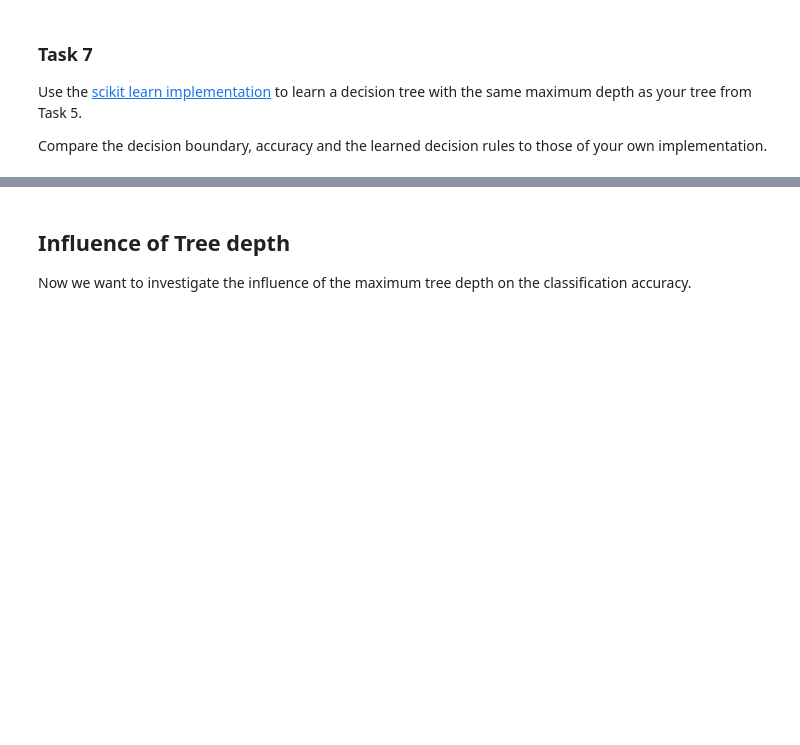
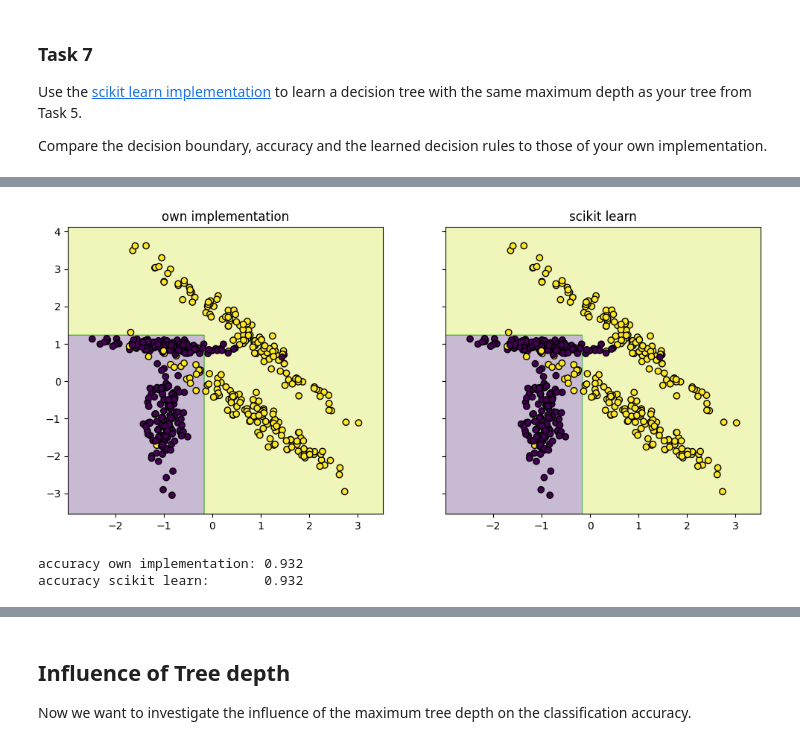
Before and after one commit to mbbrueckner/statistical_learning_theory_LAB, a Jupyter notebook: 06_Decision_Trees/06_Decision_Trees.ipynb, the cells around one changed output, grey strips where cells are left out. Cells and saved outputs as stored; diff of their text form; code cells hidden in the pictures; blank space fills up the shorter version.

```diff
--- a/06_Decision_Trees/06_Decision_Trees.ipynb
+++ b/06_Decision_Trees/06_Decision_Trees.ipynb
@@ -344,5 +413,26 @@ Compare the decision boundary, accuracy and the learned decision rules to those
 # %%
-# TODO: compare decision boundary
+#TODO compare decision boundary (own tree vs. scikit learn, side by side)
+fig, axes = plt.subplots(1, 2, figsize=(12, 5), sharex=True, sharey=True)
+
+Z_own = dt.predict(grid).reshape(xx.shape)
+Z_sk = sk_tree.predict(grid).reshape(xx.shape)
+
+for ax, Z, title in zip(axes, [Z_own, Z_sk], ['own implementation', 'scikit learn']):
+    ax.contourf(xx, yy, Z, alpha=0.3)
+    ax.scatter(X[:, 0], X[:, 1], c=y, edgecolor='k')
+    ax.set_title(title)
+
+plt.show()
+# %% [output]
+[figure, added]
 # %%
-# TODO: compare accuracy
+#TODO compare accuracy
+acc_own = np.mean(dt.predict(X) == y)
+acc_sk = np.mean(sk_tree.predict(X) == y)
+
+print(f'accuracy own implementation: {acc_own}')
+print(f'accuracy scikit learn:       {acc_sk}')
+# %% [output]
+accuracy own implementation: 0.932
+accuracy scikit learn:       0.932
 # %%
```
Also changed, not shown: parts of 9 cells of this notebook.
